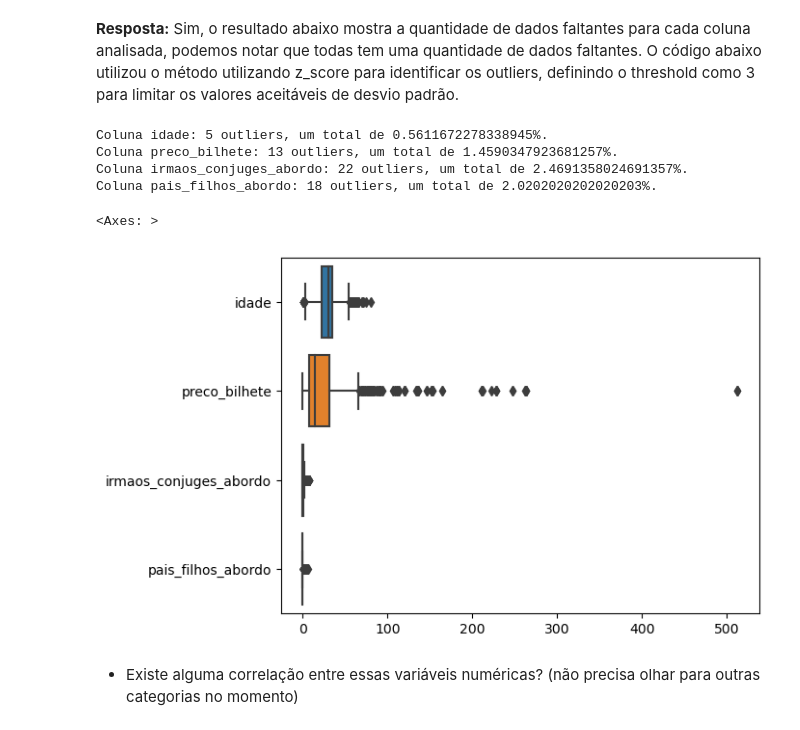
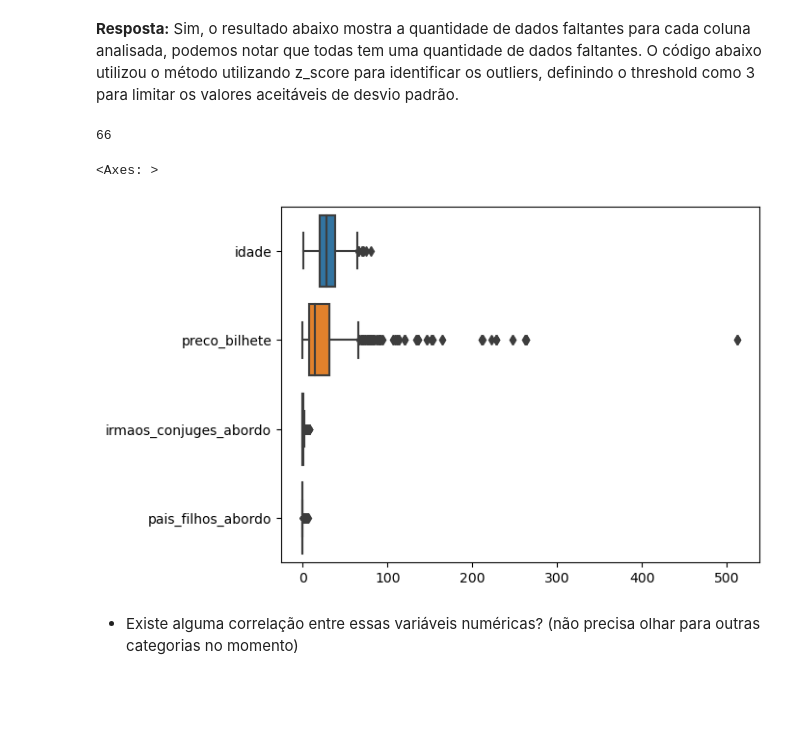
Before and after one commit to andreinamendes/titanic_cd, a Jupyter notebook: desafio.ipynb, the cells around one changed output. Saved outputs shown, nothing was run; the diff lists cells and outputs as text; code cells hidden in the pictures; blank space fills up the shorter version.

```diff
--- a/desafio.ipynb
+++ b/desafio.ipynb
@@ -105,47 +133,43 @@ plot_distribution_discret_variables(df, 'pais_filhos_abordo')
 O código abaixo utilizou o método utilizando z_score para identificar os outliers, definindo o threshold como 3 para limitar os valores aceitáveis de desvio padrão.
 # %%
 def get_outliers(df):
-  # Define um dicionário para cada variável numérica contendo, em casa campo, uma lista de anomalinas detectada para esta coluna.
-  outliers = {x:[] for x in numerical}
+  # Define uma lista para armazenar quais linhas contém outliers.
+  outliers = []
 
   # Percorre o dataframe para cada coluna dentro das variáveis numéricas e encontrar as anomalias para esta coluna.
   for column in numerical:
-    # Pega os dados apenas da coluna em questão.
-    data = df.loc[:,column]
+    # Define um dicionário com os dados
+    data = dict(df[column].items())
+
     # Pega a média dos dados desta coluna.
-    mean = np.mean(data)
+    mean = np.mean(pd.Series(data.values()))
     # Pega o desvio padrão dos dados desta coluna.
-    std = np.std(data)
+    std = np.std(pd.Series(data.values()))
     # Define um threshold para ser o delimitador do limite de desvio padrão, para um valor ser considerado uma anomalia.
     thresh = 3
 
     # Para cada valor dentro da coluna especificada, calcula se está fora do limite do threshold, se sim, é uma anomalia.
-    for value in data:
+    for id, value in data.items():
       # Calula o z_score para verificação.
       z_score = (value - mean) / std
 
       # Verifica se está no limite do threshold.
-      if abs(z_score) > thresh:
+      if abs(z_score) > thresh and id not in outliers:
           # Se estiver, é adicionado na lista equivalente a sua coluna no dicionário de anomalias.
-          outliers[column].append(value)
+          outliers.append(id)
 
   return outliers
 
 # Envia o dataframe para a função de encontrar as anomalias.
 outliers = get_outliers(df)
-
-for column in outliers:
-  print(f"Coluna {column}: {len(column)} outliers, um total de {len(column)/df[column].shape[0]*100}%.")
+len(outliers)
 # %% [output]
-Coluna idade: 5 outliers, um total de 0.5611672278338945%.
-Coluna preco_bilhete: 13 outliers, um total de 1.4590347923681257%.
-Coluna irmaos_conjuges_abordo: 22 outliers, um total de 2.4691358024691357%.
-Coluna pais_filhos_abordo: 18 outliers, um total de 2.0202020202020203%.
+66
 # %%
-sns.boxplot(data=df[outliers.keys()], orient='h')
+sns.boxplot(data=df[numerical], orient='h')
 # %% [output]
 <Axes: >
-[figure, old version]
+[figure, new version]
 # %% [markdown]
 - Existe alguma correlação entre essas variáveis numéricas? (não precisa olhar para outras categorias no momento)
 # %% [markdown]
```
Also changed, not shown: parts of 16 cells of this notebook.
